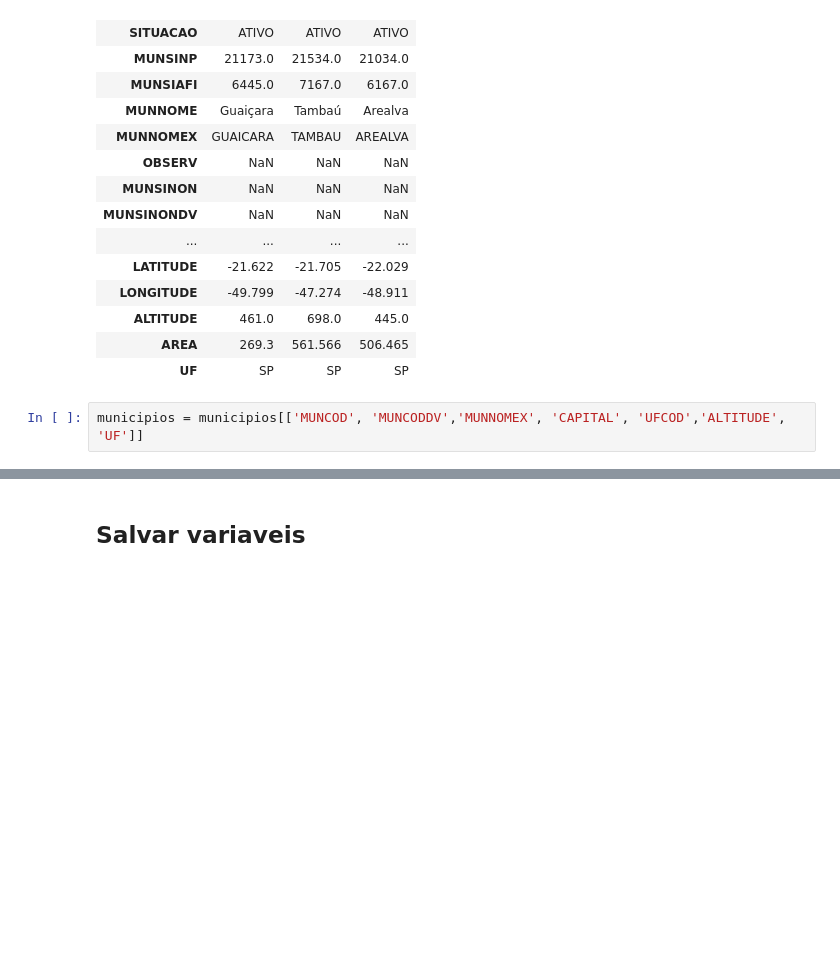
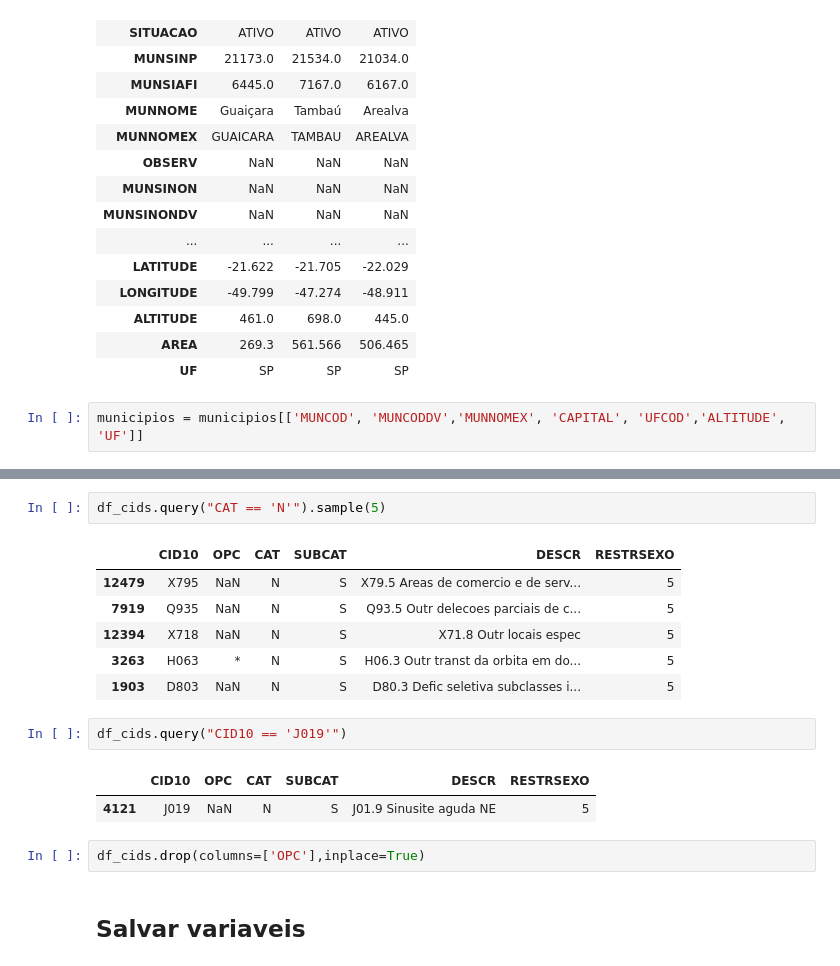
Before and after one commit to thsantferr/TCC_SIM_2-2026, a Jupyter notebook: analise_inicial.ipynb, the cells around one changed output, grey strips where cells are left out. Cells and saved outputs as stored; diff of their text form; blank space fills up the shorter version.

```diff
--- a/analise_inicial.ipynb
+++ b/analise_inicial.ipynb
@@ -286,3 +309,19 @@ municipios = municipios[['MUNCOD', 'MUNCODDV','MUNNOMEX', 'CAPITAL', 'UFCOD','AL
+# %%
+df_cids.query("CAT == 'N'").sample(5)
+# %% [output]
+|  | CID10 | OPC | CAT | SUBCAT | DESCR | RESTRSEXO |
+| 12479 | X795 | NaN | N | S | X79.5 Areas de comercio e de serv... | 5 |
+| 7919 | Q935 | NaN | N | S | Q93.5 Outr delecoes parciais de c... | 5 |
+| 12394 | X718 | NaN | N | S | X71.8 Outr locais espec | 5 |
+| 3263 | H063 | * | N | S | H06.3 Outr transt da orbita em do... | 5 |
+| 1903 | D803 | NaN | N | S | D80.3 Defic seletiva subclasses i... | 5 |
+# %%
+df_cids.query("CID10 == 'J019'")
+# %% [output]
+|  | CID10 | OPC | CAT | SUBCAT | DESCR | RESTRSEXO |
+| 4121 | J019 | NaN | N | S | J01.9 Sinusite aguda NE | 5 |
+# %%
+df_cids.drop(columns=['OPC'],inplace=True)
 # %% [markdown]
 ## Salvar variaveis
 # %%
```
Also changed, not shown: parts of 9 cells of this notebook.
